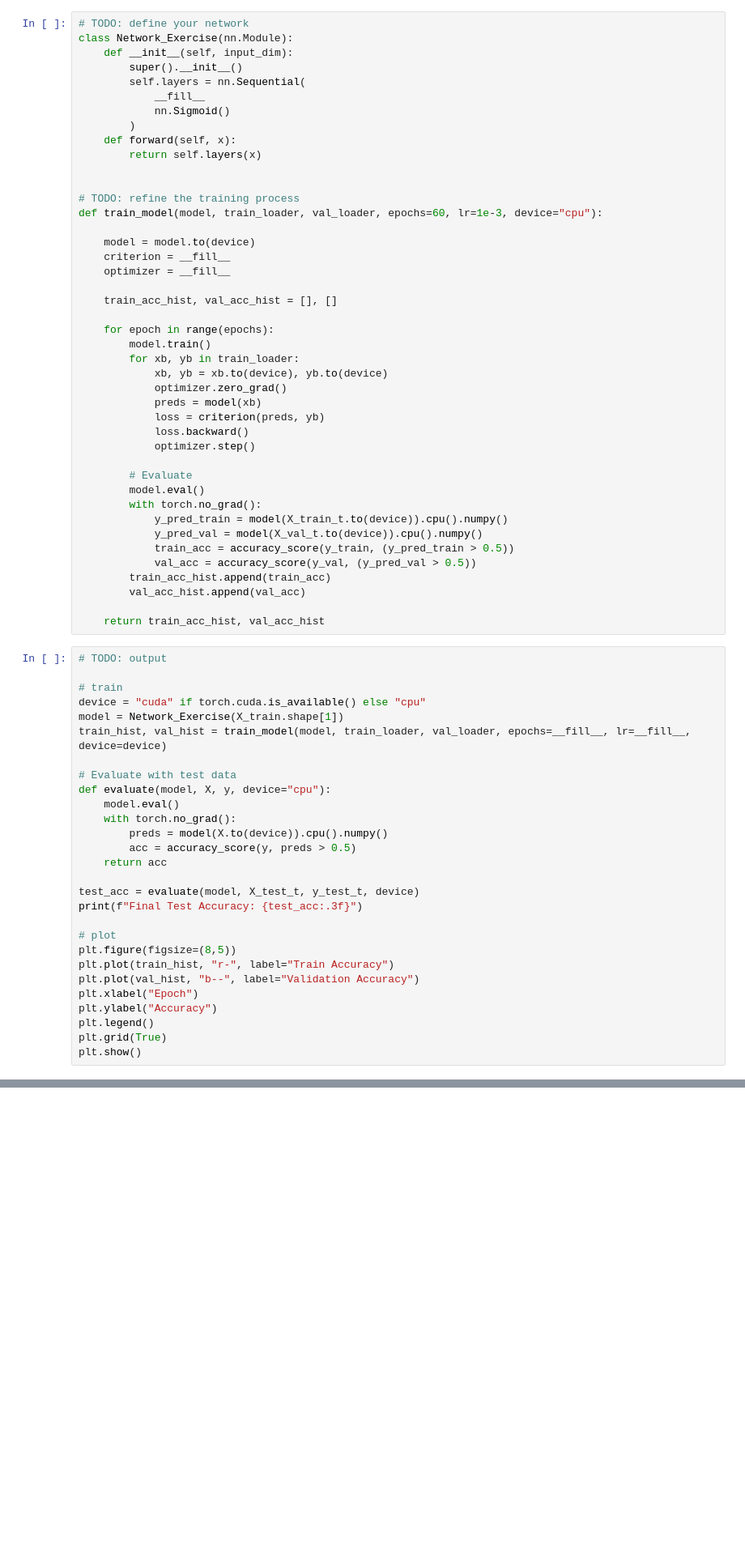
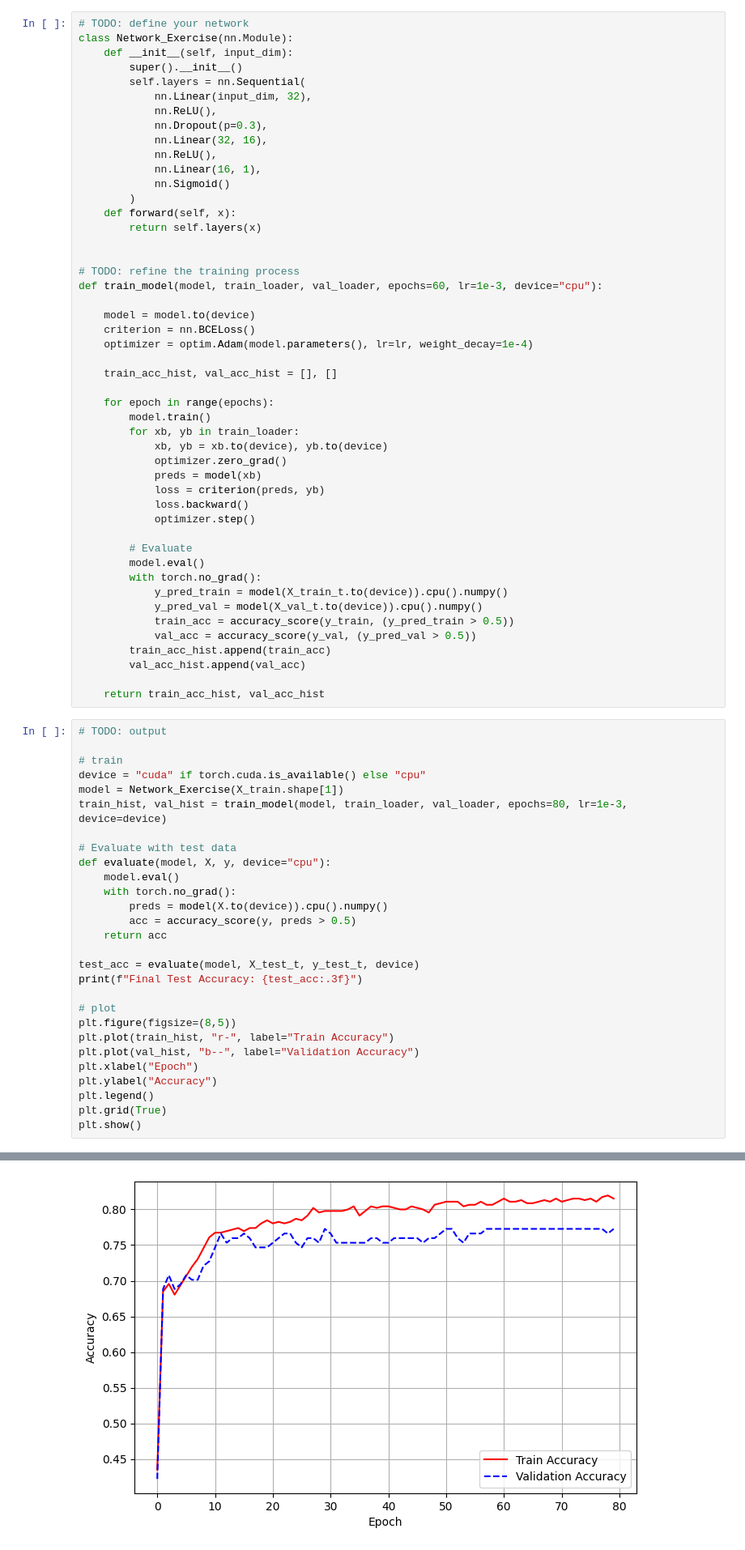
Before and after one commit to yxin98/Development-Projects, a Jupyter notebook: discussion_07.ipynb, the cells around one changed output, grey strips where cells are left out. Shown at 81% size. Saved outputs shown, nothing was run; the diff lists cells and outputs as text; blank space fills up the shorter version.

```diff
--- a/discussion_07.ipynb
+++ b/discussion_07.ipynb
@@ -378,7 +378,12 @@ class Network_Exercise(nn.Module):
     def __init__(self, input_dim):
         super().__init__()
         self.layers = nn.Sequential(
-            __fill__
+            nn.Linear(input_dim, 32),
+            nn.ReLU(),
+            nn.Dropout(p=0.3),
+            nn.Linear(32, 16),
+            nn.ReLU(),
+            nn.Linear(16, 1),
             nn.Sigmoid()
         )
     def forward(self, x):
@@ -389,8 +394,8 @@ class Network_Exercise(nn.Module):
 def train_model(model, train_loader, val_loader, epochs=60, lr=1e-3, device="cpu"):
 
     model = model.to(device)
-    criterion = __fill__
-    optimizer = __fill__
+    criterion = nn.BCELoss()
+    optimizer = optim.Adam(model.parameters(), lr=lr, weight_decay=1e-4)
 
     train_acc_hist, val_acc_hist = [], []
 
@@ -421,7 +426,7 @@ def train_model(model, train_loader, val_loader, epochs=60, lr=1e-3, device="cpu
 # train
 device = "cuda" if torch.cuda.is_available() else "cpu"
 model = Network_Exercise(X_train.shape[1])
-train_hist, val_hist = train_model(model, train_loader, val_loader, epochs=__fill__, lr=__fill__, device=device)
+train_hist, val_hist = train_model(model, train_loader, val_loader, epochs=80, lr=1e-3, device=device)
 
 # Evaluate with test data
 def evaluate(model, X, y, device="cpu"):
@@ -443,3 +448,4 @@ plt.ylabel("Accuracy")
 plt.legend()
 plt.grid(True)
 plt.show()
+# %% [output]
@@ -445,0 +453 @@ plt.show()
+[figure, added]
```
Also changed, not shown: parts of 5 cells of this notebook.
